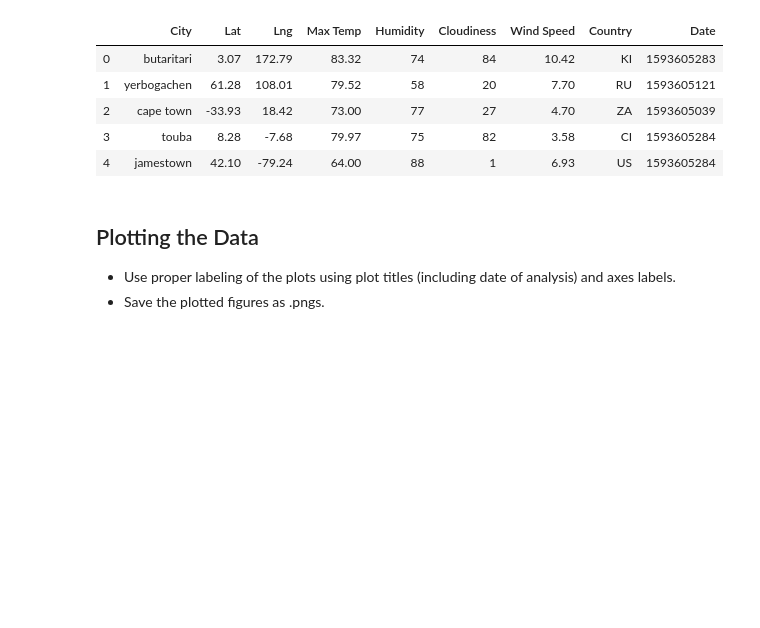
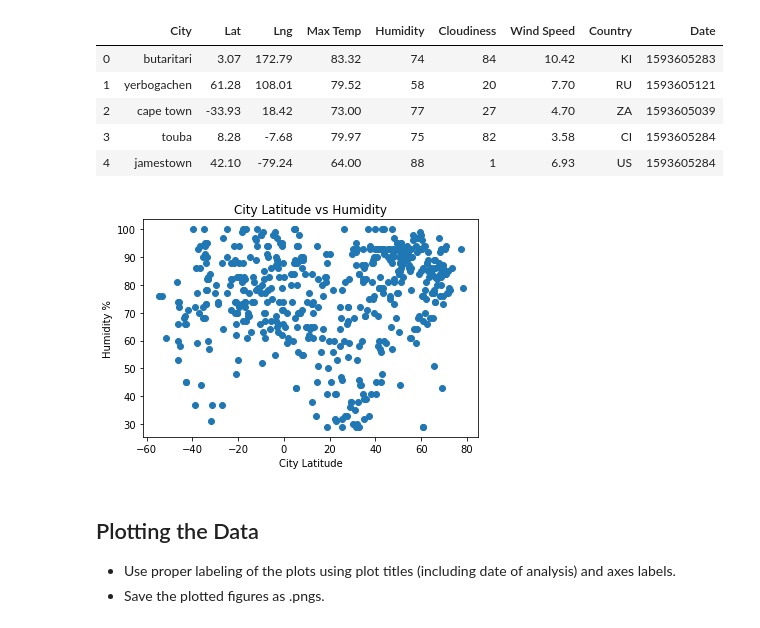
Before and after one commit to g8r1fl/python-api-challenge, a Jupyter notebook: WeatherPy/WeatherPy-Copy1.ipynb, the cells around one changed output. Drawn from its saved outputs; the diff is of its cells as text; code cells hidden in the pictures; blank space fills up the shorter version.

Commit message:
created first scatter plot

```diff
--- a/WeatherPy/WeatherPy-Copy1.ipynb
+++ b/WeatherPy/WeatherPy-Copy1.ipynb
@@ -304,10 +304,13 @@ clean_city_data.head()
 # %%
 x_values = clean_city_data['Lat']
 y_values = clean_city_data['Humidity']
 plt.scatter(x_values,y_values)
+plt.title('City Latitude vs Humidity')
 plt.xlabel('City Latitude')
 plt.ylabel('Humidity %')
 plt.show()
+# %% [output]
+[figure, added]
 # %% [markdown]
 ## Plotting the Data
 * Use proper labeling of the plots using plot titles (including date of analysis) and axes labels.
```
